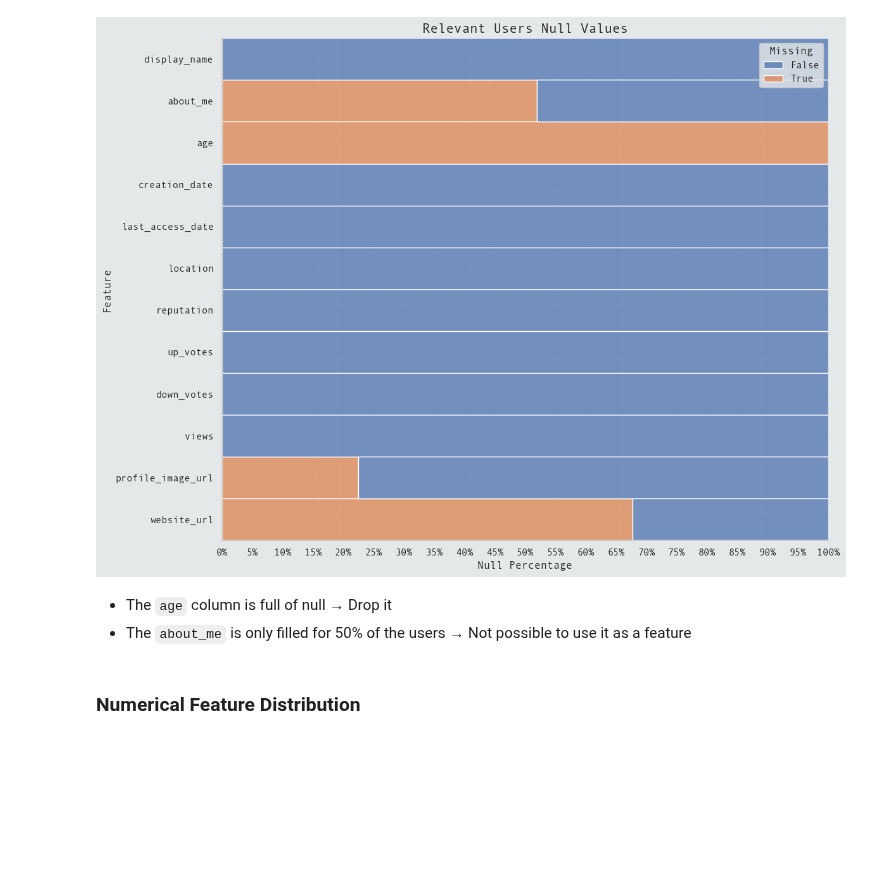
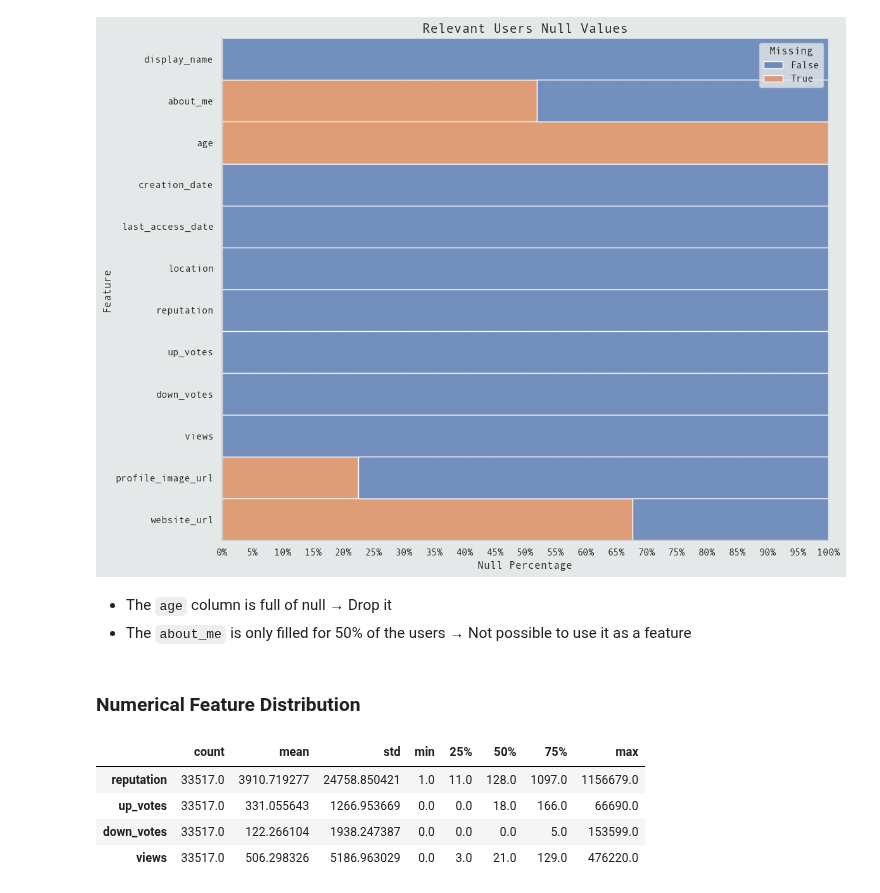
Before and after one commit to Volscente/DruidicGroveAI, a Jupyter notebook: notebooks/stackoverflow/eda/stackoverflow_eda.ipynb, the cells around one changed output. Saved outputs shown, nothing was run; the diff lists cells and outputs as text; code cells hidden in the pictures; blank space fills up the shorter version.

```diff
--- a/notebooks/stackoverflow/eda/stackoverflow_eda.ipynb
+++ b/notebooks/stackoverflow/eda/stackoverflow_eda.ipynb
@@ -172,3 +172,12 @@ raw_numerical_features = [
     'down_votes',
     'views'
 ]
+# %%
+# Retrieve statistical information
+relevant_users[raw_numerical_features].describe().transpose()
+# %% [output]
+|  | count | mean | std | min | 25% | 50% | 75% | max |
+| reputation | 33517.0 | 3910.719277 | 24758.850421 | 1.0 | 11.0 | 128.0 | 1097.0 | 1156679.0 |
+| up_votes | 33517.0 | 331.055643 | 1266.953669 | 0.0 | 0.0 | 18.0 | 166.0 | 66690.0 |
+| down_votes | 33517.0 | 122.266104 | 1938.247387 | 0.0 | 0.0 | 0.0 | 5.0 | 153599.0 |
+| views | 33517.0 | 506.298326 | 5186.963029 | 0.0 | 3.0 | 21.0 | 129.0 | 476220.0 |
```
Also changed, not shown: parts of 4 cells of this notebook.
